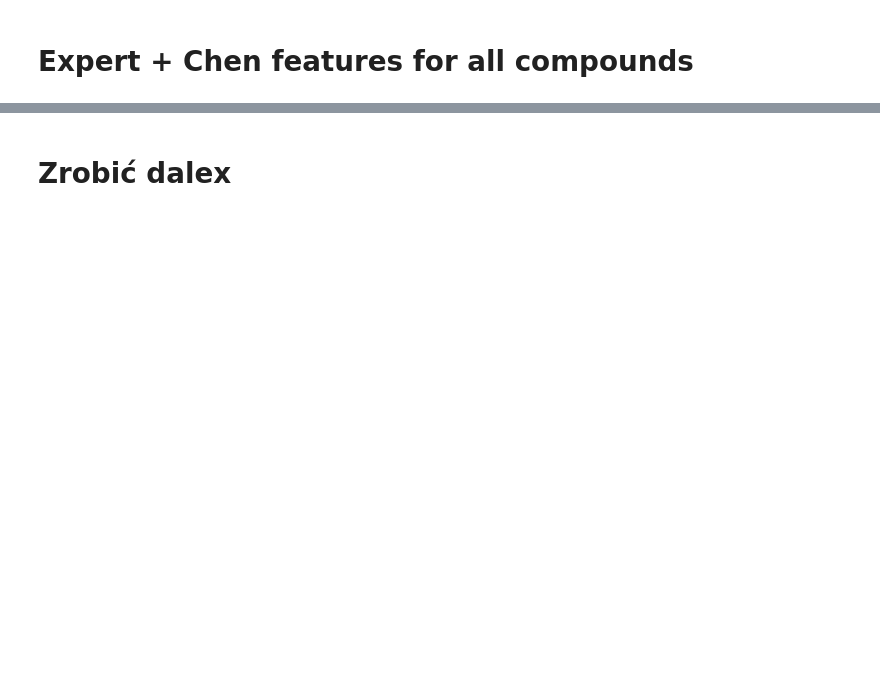
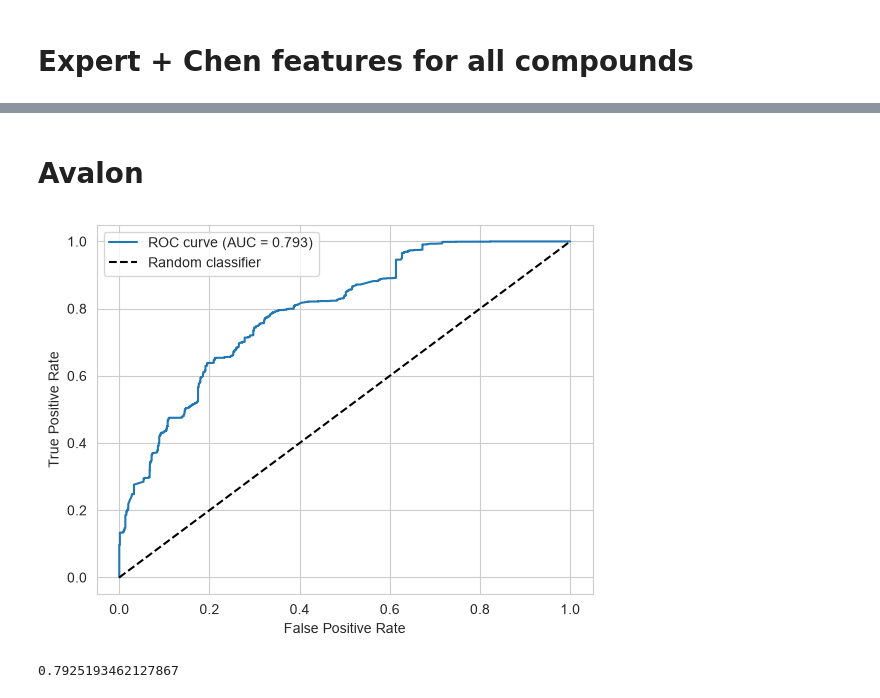
Before and after one commit to Kwietny/visco, a Jupyter notebook: classifier_tests/rf_expert_chen.ipynb, the cells around one changed output, grey strips where cells are left out. Cells and saved outputs as stored; diff of their text form; code cells hidden in the pictures; blank space fills up the shorter version.

Commit message:
Add avalon, maccs and bcut2d tests for random forest

```diff
--- a/classifier_tests/rf_expert_chen.ipynb
+++ b/classifier_tests/rf_expert_chen.ipynb
@@ -386,2 +385,0 @@ Std:   0.0085
-# %% [markdown]
-# Zrobić dalex
@@ -389,0 +386,17 @@ Std:   0.0085
+# %% [markdown]
+# Avalon
+# %%
+visco = quick_load(feature='avalon', columns=['smiles_surfactant1', 'smiles_surfactant2', 'smiles_additive1', 'smiles_additive2'])
+X, y, groups = xy_split(visco)
+# %%
+classifier = RandomForestClassifier(
+    random_state=42,
+    n_estimators=100,
+    min_samples_leaf=10,
+    min_samples_split=20
+)
+
+simple_test(classifier, X, y, groups)
+# %% [output]
+[figure, added]
+0.7925193462127867
```
Also changed, not shown: parts of 24 cells of this notebook.
